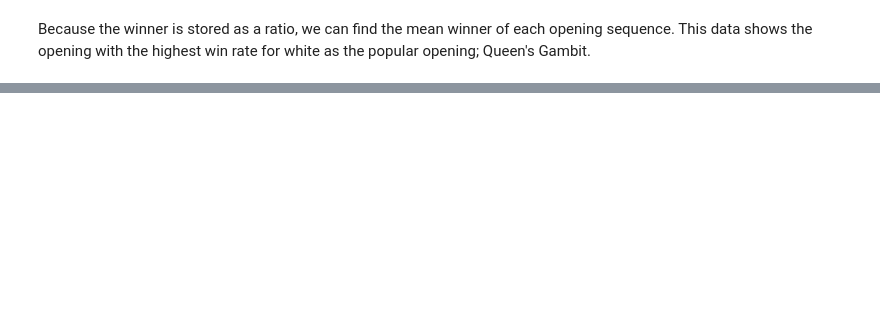
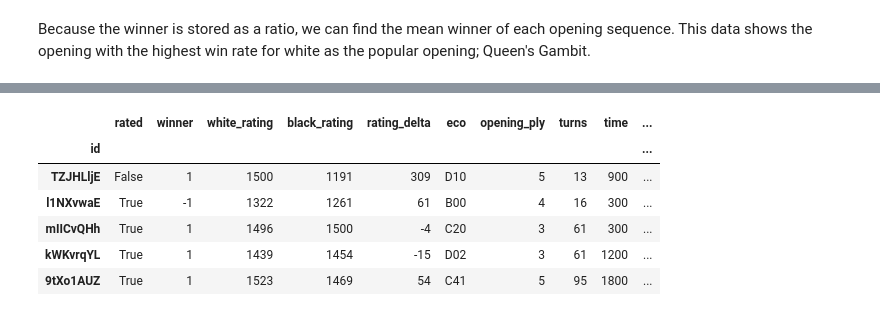
Before and after one commit to ChrisJMurdoch/ChessNotebook, a Jupyter notebook: Chess.ipynb, the cells around one changed output, grey strips where cells are left out. Saved outputs shown, nothing was run; the diff lists cells and outputs as text; code cells hidden in the pictures; blank space fills up the shorter version.

```diff
--- a/Chess.ipynb
+++ b/Chess.ipynb
@@ -182,11 +183,14 @@ Some correlations that are immediately apparent are:
 
 By grouping the data by the opening code (ECO), we can see that some openings are a lot more effective than others.
 # %%
-# Create new column to count occurrences
+# Create new column to count unique occurrences (can't use index with agg())
 data["unique"] = data.index
 
 # Group by ECO code
 grouped = data.groupby('eco').agg({'winner':'mean', 'unique':'size'})
+
+# Discard counting column
+data = data.drop(['unique'], axis=1)
 
 # Filter out the openings with few recorded uses
 filtered = grouped[grouped["unique"] > 160]
@@ -209,5 +246,10 @@ plt.show()
 # %%
-# TODO:
-# White/black win bias
-# Medain opening occurences = 10
-# Discretise data
+data.head()
+# %% [output]
+|  | rated | winner | white_rating | black_rating | rating_delta | eco | opening_ply | turns | time | ... |
+| id |  |  |  |  |  |  |  |  |  | ... |
+| TZJHLljE | False | 1 | 1500 | 1191 | 309 | D10 | 5 | 13 | 900 | ... |
+| l1NXvwaE | True | -1 | 1322 | 1261 | 61 | B00 | 4 | 16 | 300 | ... |
+| mIICvQHh | True | 1 | 1496 | 1500 | -4 | C20 | 3 | 61 | 300 | ... |
+| kWKvrqYL | True | 1 | 1439 | 1454 | -15 | D02 | 3 | 61 | 1200 | ... |
+| 9tXo1AUZ | True | 1 | 1523 | 1469 | 54 | C41 | 5 | 95 | 1800 | ... |
```
Also changed, not shown: parts of 39 cells of this notebook, 2 other files.
